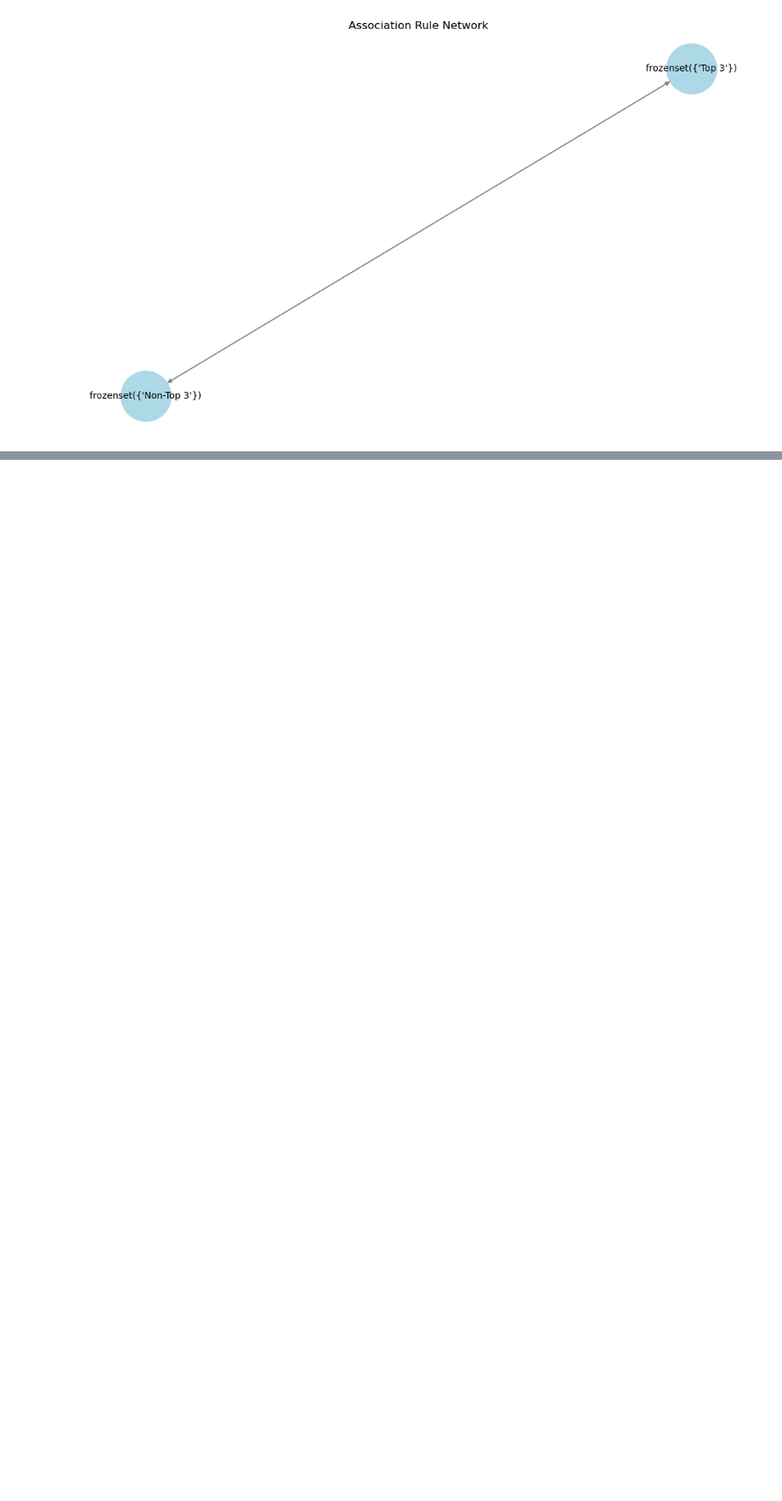
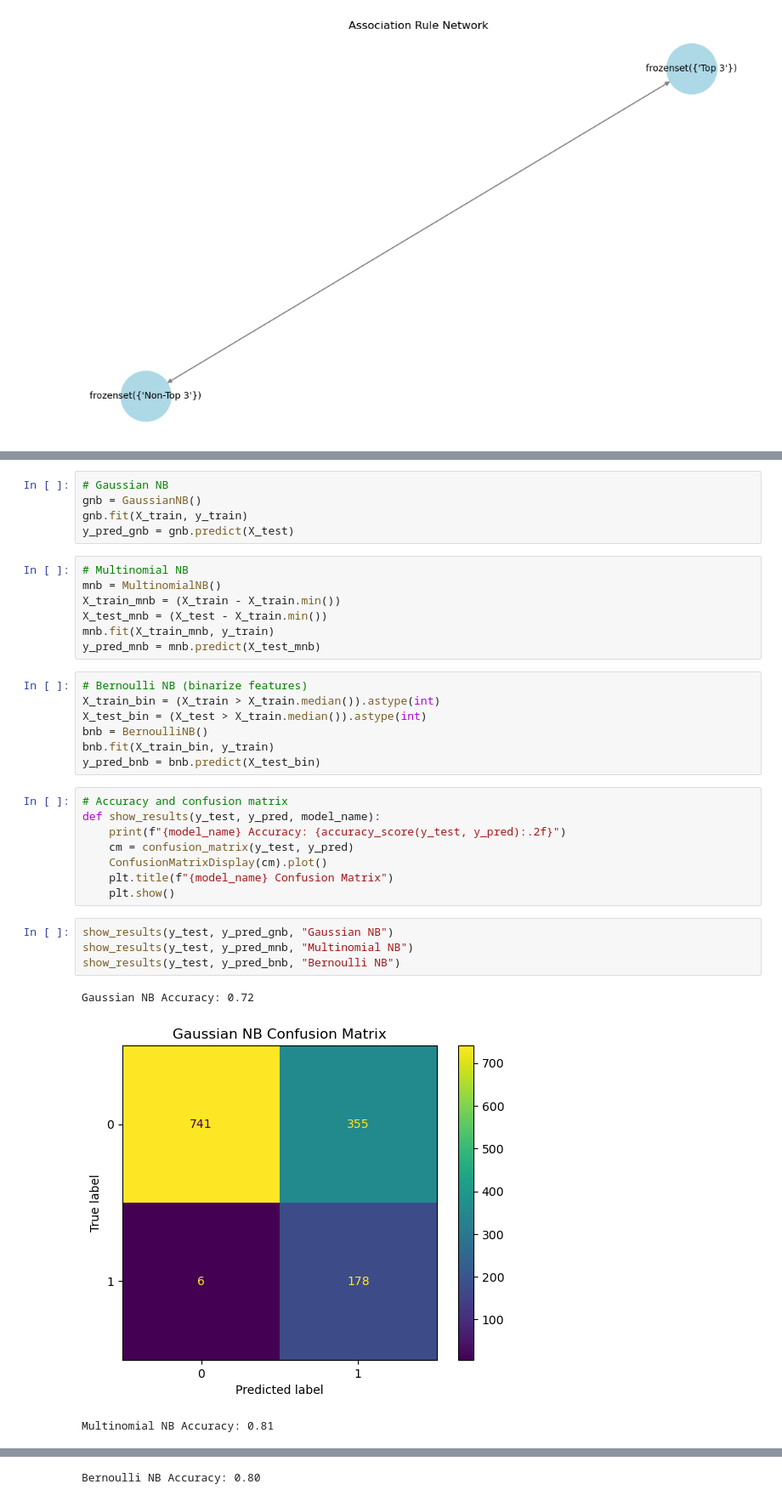
Before and after one commit to Sanjay71013/F1-Standings-Prediction, a Jupyter notebook: F1_Standings_prediction.ipynb, the cells around one changed output, grey strips where cells are left out. Shown at 85% size. Saved outputs shown, nothing was run; the diff lists cells and outputs as text; blank space fills up the shorter version.

```diff
--- a/F1_Standings_prediction.ipynb
+++ b/F1_Standings_prediction.ipynb
@@ -948,0 +1017,35 @@ plt.show()
+# %%
+# Gaussian NB
+gnb = GaussianNB()
+gnb.fit(X_train, y_train)
+y_pred_gnb = gnb.predict(X_test)
+# %%
+# Multinomial NB
+mnb = MultinomialNB()
+X_train_mnb = (X_train - X_train.min())
+X_test_mnb = (X_test - X_train.min())
+mnb.fit(X_train_mnb, y_train)
+y_pred_mnb = mnb.predict(X_test_mnb)
+# %%
+# Bernoulli NB (binarize features)
+X_train_bin = (X_train > X_train.median()).astype(int)
+X_test_bin = (X_test > X_train.median()).astype(int)
+bnb = BernoulliNB()
+bnb.fit(X_train_bin, y_train)
+y_pred_bnb = bnb.predict(X_test_bin)
+# %%
+# Accuracy and confusion matrix
+def show_results(y_test, y_pred, model_name):
+    print(f"{model_name} Accuracy: {accuracy_score(y_test, y_pred):.2f}")
+    cm = confusion_matrix(y_test, y_pred)
+    ConfusionMatrixDisplay(cm).plot()
+    plt.title(f"{model_name} Confusion Matrix")
+    plt.show()
+# %%
+show_results(y_test, y_pred_gnb, "Gaussian NB")
+show_results(y_test, y_pred_mnb, "Multinomial NB")
+show_results(y_test, y_pred_bnb, "Bernoulli NB")
+# %% [output]
+Gaussian NB Accuracy: 0.72
+[figure, added]
+Multinomial NB Accuracy: 0.81
@@ -948,0 +1053 @@ plt.show()
+Bernoulli NB Accuracy: 0.80
```
Also changed, not shown: parts of 32 cells of this notebook.
